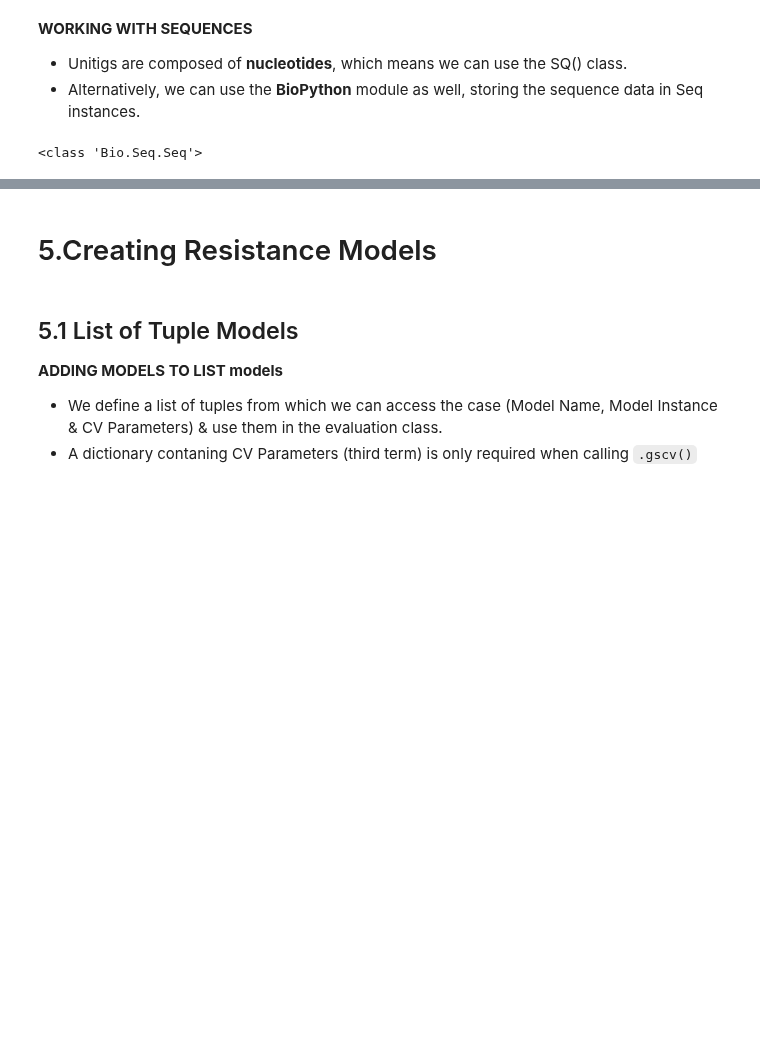
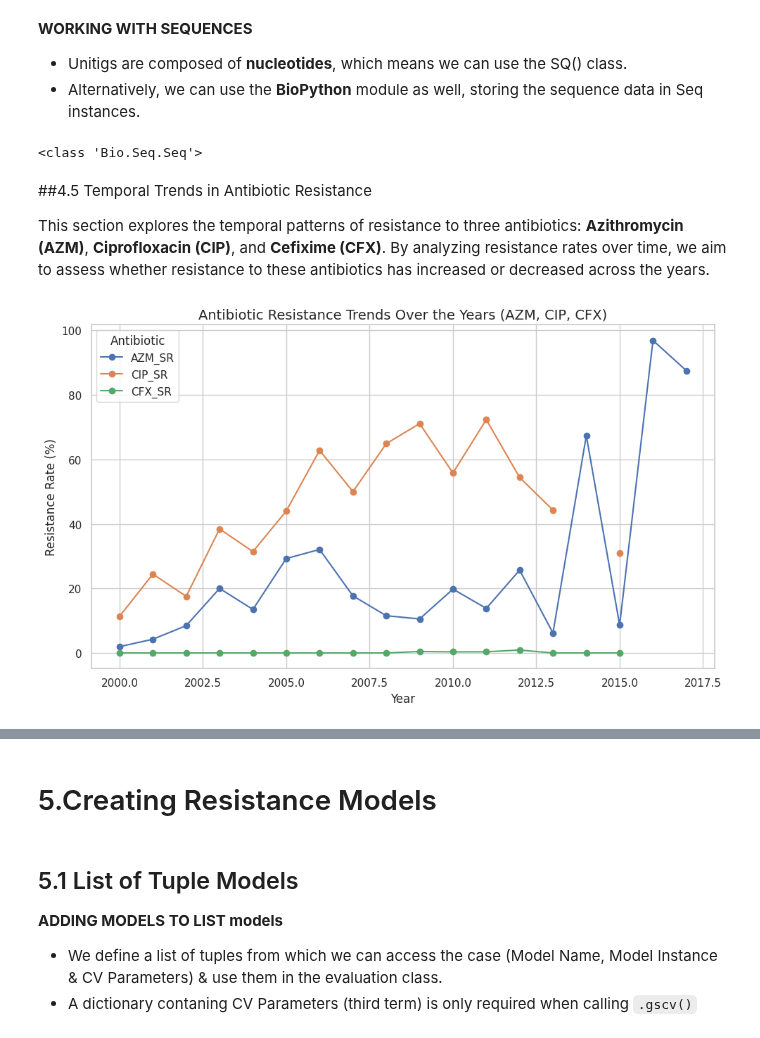
Before and after one commit to MrEktirir/Antibiotics-Resistance-Prediction, a Jupyter notebook: Notebooks/main.ipynb, the cells around one changed output, grey strips where cells are left out. Drawn from its saved outputs; the diff is of its cells as text; code cells hidden in the pictures; blank space fills up the shorter version.

```diff
--- a/Notebooks/main.ipynb
+++ b/Notebooks/main.ipynb
@@ -682,3 +678,30 @@ for unitig in case_unitigs:
 print(type(lst_bSQ[4]))
 # %% [output]
 <class 'Bio.Seq.Seq'>
+# %% [markdown]
+##4.5 Temporal Trends in Antibiotic Resistance
+
+This section explores the temporal patterns of resistance to three antibiotics: **Azithromycin (AZM)**, **Ciprofloxacin (CIP)**, and **Cefixime (CFX)**. By analyzing resistance rates over time, we aim to assess whether resistance to these antibiotics has increased or decreased across the years.
+# %%
+# Filter out invalid or out-of-range years
+metadata_df['Year'] = metadata_df['Year'].astype('Int64')
+valid_years_df = metadata_df[(metadata_df['Year'] >= 2000) & (metadata_df['Year'] <= 2025)]
+
+# Group by year and compute resistance percentages
+antibiotics = ['azm_sr', 'cip_sr', 'cfx_sr']
+resistance_by_year = valid_years_df.groupby('Year')[antibiotics].mean() * 100
+
+# Plot
+plt.figure(figsize=(10, 6))
+for abx in antibiotics:
+    plt.plot(resistance_by_year.index, resistance_by_year[abx], marker='o', label=abx.upper())
+
+plt.title('Antibiotic Resistance Trends Over the Years (AZM, CIP, CFX)', fontsize=14)
+plt.xlabel('Year')
+plt.ylabel('Resistance Rate (%)')
+plt.legend(title='Antibiotic')
+plt.grid(True)
+plt.tight_layout()
+plt.show()
+# %% [output]
+[figure, added]
```
Also changed, not shown: parts of 24 cells of this notebook.
